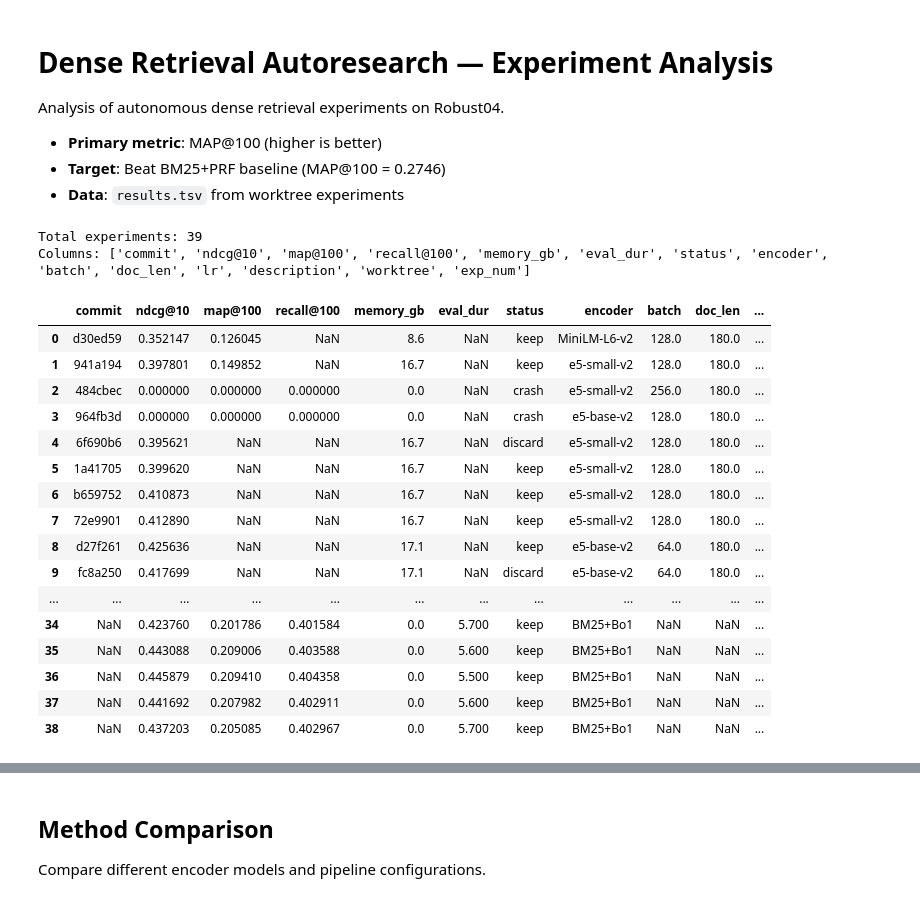
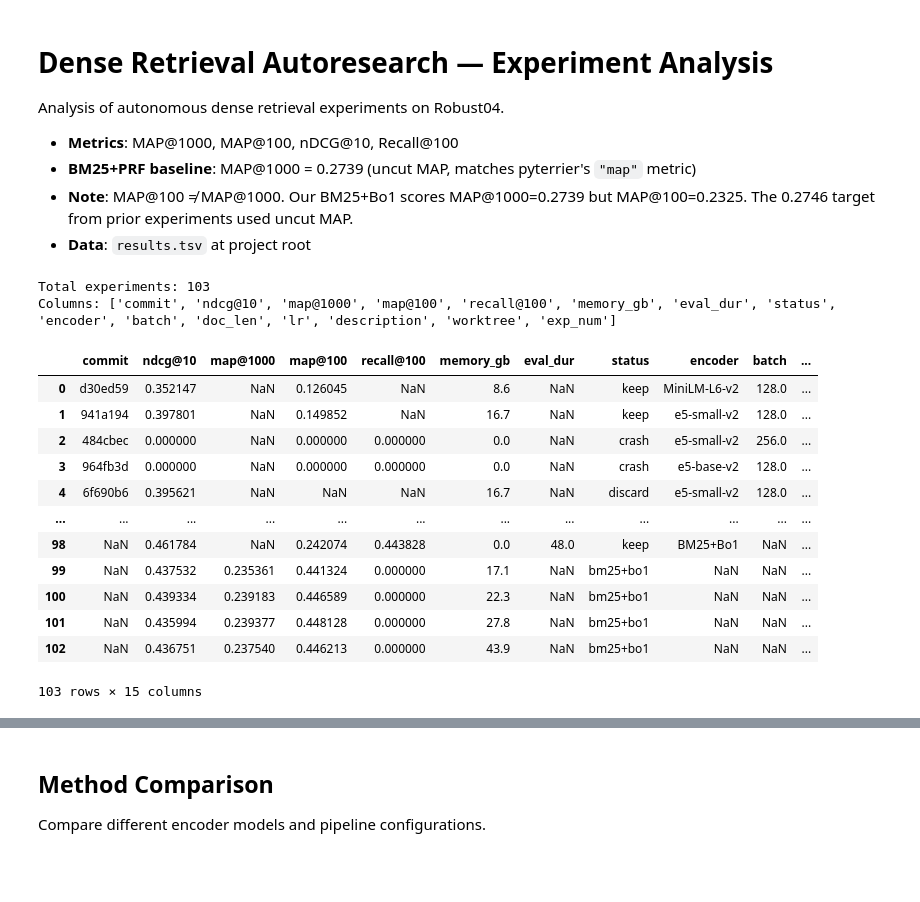
Before and after one commit to rankun203/retrieval-autoresearch, a Jupyter notebook: analysis.ipynb, the cells around one changed output, grey strips where cells are left out. Drawn from its saved outputs; the diff is of its cells as text; code cells hidden in the pictures; blank space fills up the shorter version.

```diff
--- a/analysis.ipynb
+++ b/analysis.ipynb
@@ -2,53 +2,49 @@
 # Dense Retrieval Autoresearch — Experiment Analysis
 
 Analysis of autonomous dense retrieval experiments on Robust04.
-- **Primary metric**: MAP@100 (higher is better)
-- **Target**: Beat BM25+PRF baseline (MAP@100 = 0.2746)
-- **Data**: `results.tsv` from worktree experiments
+- **Metrics**: MAP@1000, MAP@100, nDCG@10, Recall@100
+- **BM25+PRF baseline**: MAP@1000 = 0.2739 (uncut MAP, matches pyterrier's `"map"` metric)
+- **Note**: MAP@100 ≠ MAP@1000. Our BM25+Bo1 scores MAP@1000=0.2739 but MAP@100=0.2325. The 0.2746 target from prior experiments used uncut MAP.
+- **Data**: `results.tsv` at project root
 # %%
 import pandas as pd
 import matplotlib.pyplot as plt
 import numpy as np
 from pathlib import Path
 
-# Load from worktree results
+# Load from root results.tsv
 tsv_path = Path("results.tsv")
-
 df = pd.read_csv(tsv_path, sep="\t")
 
 # Clean numeric columns (-1 means missing)
-numeric_cols = ["ndcg@10", "map@100", "recall@100", "memory_gb", "eval_dur"]
+numeric_cols = ["ndcg@10", "map@1000", "map@100", "recall@100", "memory_gb", "eval_dur"]
 for col in numeric_cols:
     if col in df.columns:
         df[col] = pd.to_numeric(df[col], errors="coerce")
         df.loc[df[col] == -1, col] = np.nan
 
 df["status"] = df["status"].str.strip().str.lower()
 df["exp_num"] = range(len(df))
 
 print(f"Total experiments: {len(df)}")
 print(f"Columns: {list(df.columns)}")
 df
 # %% [output]
-Total experiments: 39
-Columns: ['commit', 'ndcg@10', 'map@100', 'recall@100', 'memory_gb', 'eval_dur', 'status', 'encoder', 'batch', 'doc_len', 'lr', 'description', 'worktree', 'exp_num']
+Total experiments: 103
+Columns: ['commit', 'ndcg@10', 'map@1000', 'map@100', 'recall@100', 'memory_gb', 'eval_dur', 'status', 'encoder', 'batch', 'doc_len', 'lr', 'description', 'worktree', 'exp_num']
-|  | commit | ndcg@10 | map@100 | recall@100 | memory_gb | eval_dur | status | encoder | batch | doc_len | ... |
-| 0 | d30ed59 | 0.352147 | 0.126045 | NaN | 8.6 | NaN | keep | MiniLM-L6-v2 | 128.0 | 180.0 | ... |
-| 1 | 941a194 | 0.397801 | 0.149852 | NaN | 16.7 | NaN | keep | e5-small-v2 | 128.0 | 180.0 | ... |
-| 2 | 484cbec | 0.000000 | 0.000000 | 0.000000 | 0.0 | NaN | crash | e5-small-v2 | 256.0 | 180.0 | ... |
-| 3 | 964fb3d | 0.000000 | 0.000000 | 0.000000 | 0.0 | NaN | crash | e5-base-v2 | 128.0 | 180.0 | ... |
-| 4 | 6f690b6 | 0.395621 | NaN | NaN | 16.7 | NaN | discard | e5-small-v2 | 128.0 | 180.0 | ... |
-| 5 | 1a41705 | 0.399620 | NaN | NaN | 16.7 | NaN | keep | e5-small-v2 | 128.0 | 180.0 | ... |
-| 6 | b659752 | 0.410873 | NaN | NaN | 16.7 | NaN | keep | e5-small-v2 | 128.0 | 180.0 | ... |
-| 7 | 72e9901 | 0.412890 | NaN | NaN | 16.7 | NaN | keep | e5-small-v2 | 128.0 | 180.0 | ... |
-| 8 | d27f261 | 0.425636 | NaN | NaN | 17.1 | NaN | keep | e5-base-v2 | 64.0 | 180.0 | ... |
-| 9 | fc8a250 | 0.417699 | NaN | NaN | 17.1 | NaN | discard | e5-base-v2 | 64.0 | 180.0 | ... |
+|  | commit | ndcg@10 | map@1000 | map@100 | recall@100 | memory_gb | eval_dur | status | encoder | batch | ... |
+| 0 | d30ed59 | 0.352147 | NaN | 0.126045 | NaN | 8.6 | NaN | keep | MiniLM-L6-v2 | 128.0 | ... |
+| 1 | 941a194 | 0.397801 | NaN | 0.149852 | NaN | 16.7 | NaN | keep | e5-small-v2 | 128.0 | ... |
+| 2 | 484cbec | 0.000000 | NaN | 0.000000 | 0.000000 | 0.0 | NaN | crash | e5-small-v2 | 256.0 | ... |
+| 3 | 964fb3d | 0.000000 | NaN | 0.000000 | 0.000000 | 0.0 | NaN | crash | e5-base-v2 | 128.0 | ... |
+| 4 | 6f690b6 | 0.395621 | NaN | NaN | NaN | 16.7 | NaN | discard | e5-small-v2 | 128.0 | ... |
 | ... | ... | ... | ... | ... | ... | ... | ... | ... | ... | ... | ... |
-| 34 | NaN | 0.423760 | 0.201786 | 0.401584 | 0.0 | 5.700 | keep | BM25+Bo1 | NaN | NaN | ... |
-| 35 | NaN | 0.443088 | 0.209006 | 0.403588 | 0.0 | 5.600 | keep | BM25+Bo1 | NaN | NaN | ... |
-| 36 | NaN | 0.445879 | 0.209410 | 0.404358 | 0.0 | 5.500 | keep | BM25+Bo1 | NaN | NaN | ... |
-| 37 | NaN | 0.441692 | 0.207982 | 0.402911 | 0.0 | 5.600 | keep | BM25+Bo1 | NaN | NaN | ... |
-| 38 | NaN | 0.437203 | 0.205085 | 0.402967 | 0.0 | 5.700 | keep | BM25+Bo1 | NaN | NaN | ... |
+| 98 | NaN | 0.461784 | NaN | 0.242074 | 0.443828 | 0.0 | 48.0 | keep | BM25+Bo1 | NaN | ... |
+| 99 | NaN | 0.437532 | 0.235361 | 0.441324 | 0.000000 | 17.1 | NaN | bm25+bo1 | NaN | NaN | ... |
+| 100 | NaN | 0.439334 | 0.239183 | 0.446589 | 0.000000 | 22.3 | NaN | bm25+bo1 | NaN | NaN | ... |
+| 101 | NaN | 0.435994 | 0.239377 | 0.448128 | 0.000000 | 27.8 | NaN | bm25+bo1 | NaN | NaN | ... |
+| 102 | NaN | 0.436751 | 0.237540 | 0.446213 | 0.000000 | 43.9 | NaN | bm25+bo1 | NaN | NaN | ... |
+103 rows × 15 columns
 # %%
 # Experiment outcomes
 counts = df["status"].value_counts()
```
Also changed, not shown: parts of 9 cells of this notebook, 7 other files.
